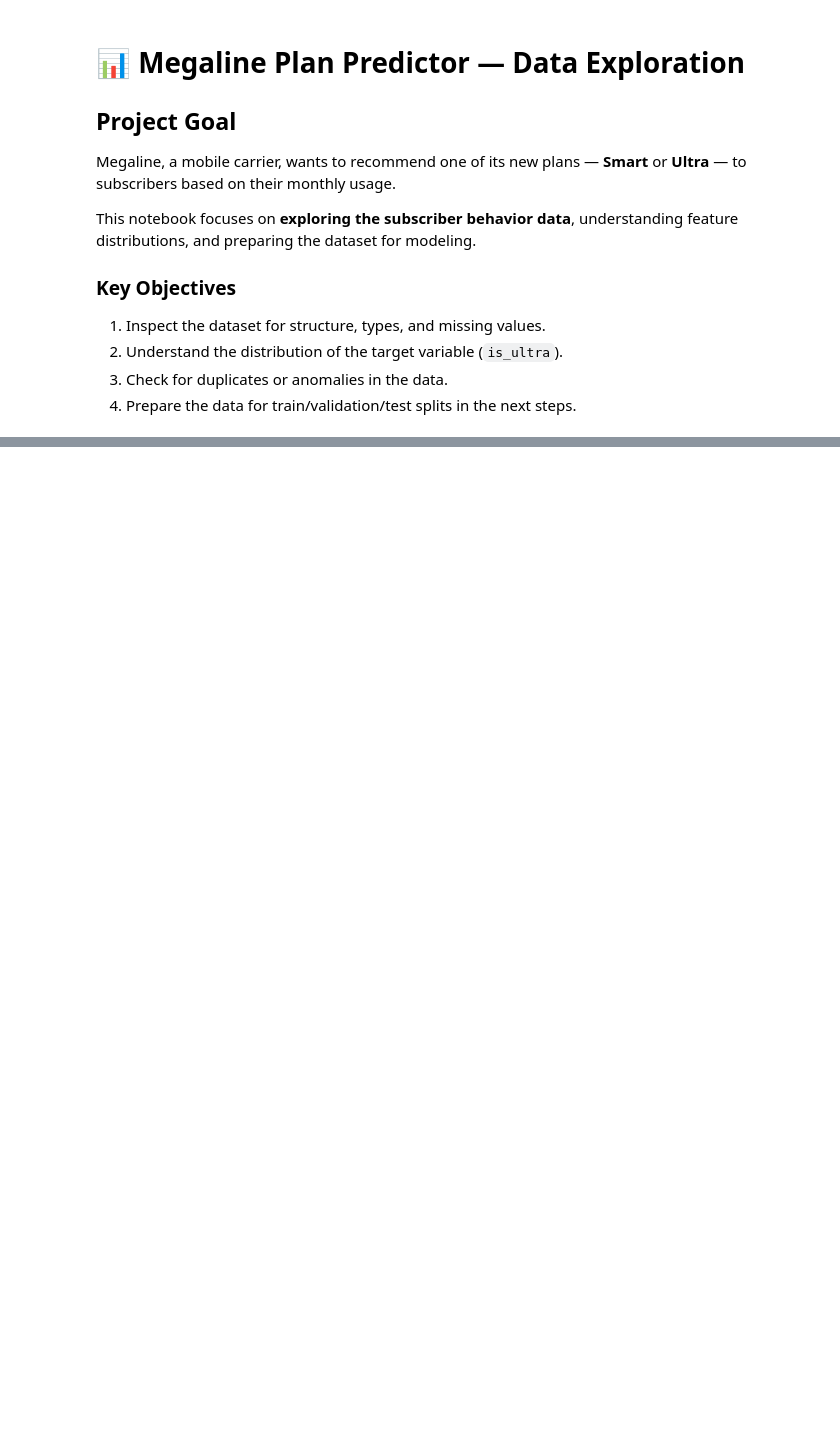
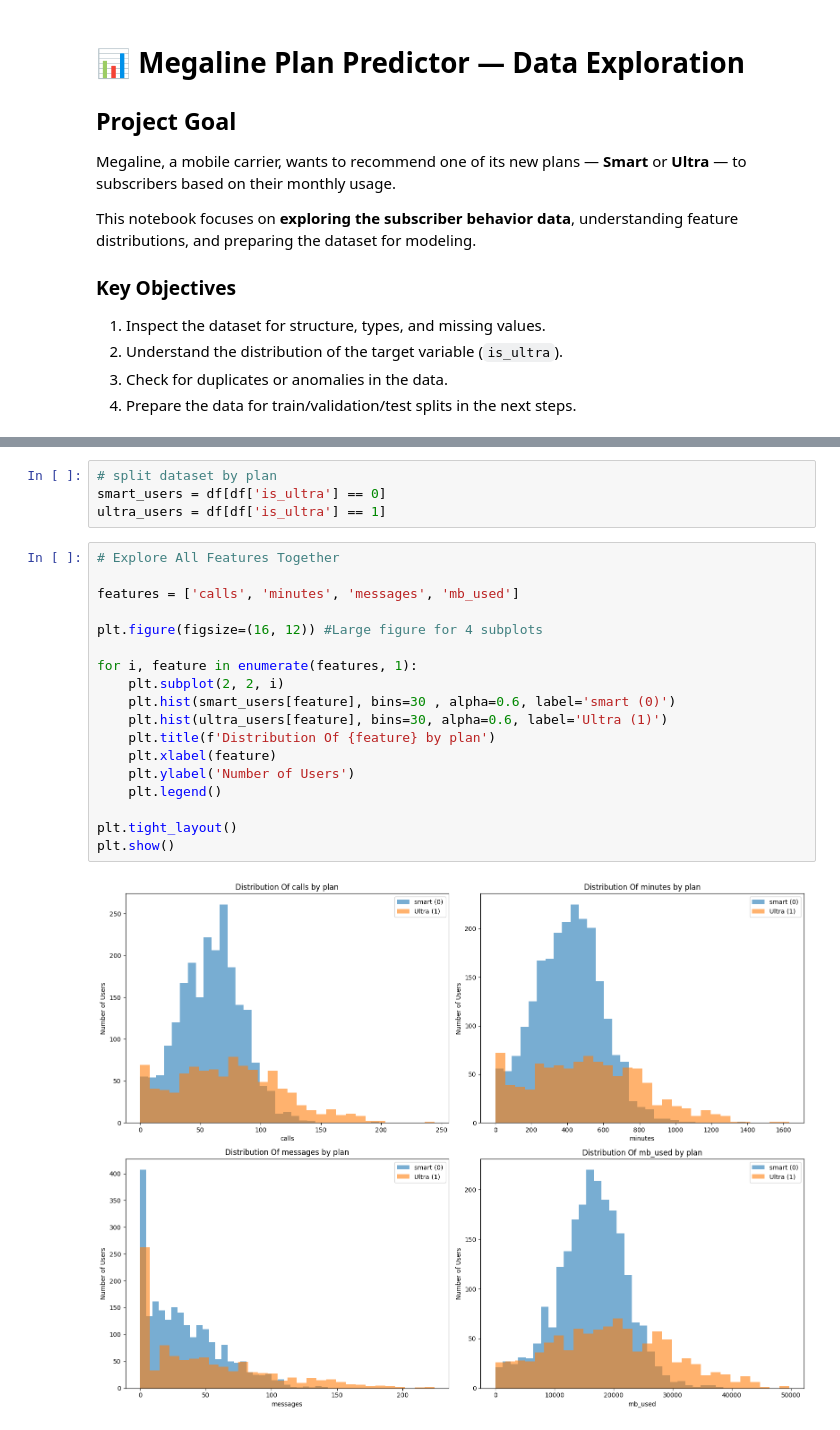
Before and after one commit to OzvalDoRJ4552/megaline_plan_predictor, a Jupyter notebook: notebooks/01_exploration.ipynb, the cells around one changed output, grey strips where cells are left out. Drawn from its saved outputs; the diff is of its cells as text; blank space fills up the shorter version.

```diff
--- a/notebooks/01_exploration.ipynb
+++ b/notebooks/01_exploration.ipynb
@@ -17,0 +105,24 @@ ModuleNotFoundError: No module named 'pandas'
+# %%
+# split dataset by plan
+smart_users = df[df['is_ultra'] == 0]
+ultra_users = df[df['is_ultra'] == 1]
+# %%
+# Explore All Features Together
+
+features = ['calls', 'minutes', 'messages', 'mb_used']
+
+plt.figure(figsize=(16, 12)) #Large figure for 4 subplots
+
+for i, feature in enumerate(features, 1):
+    plt.subplot(2, 2, i)
+    plt.hist(smart_users[feature], bins=30 , alpha=0.6, label='smart (0)')
+    plt.hist(ultra_users[feature], bins=30, alpha=0.6, label='Ultra (1)')
+    plt.title(f'Distribution Of {feature} by plan')
+    plt.xlabel(feature)
+    plt.ylabel('Number of Users')
+    plt.legend()
+
+plt.tight_layout()
+plt.show()
+# %% [output]
+[figure, added]
```
Also changed, not shown: parts of 19 cells of this notebook, 1 other file.
